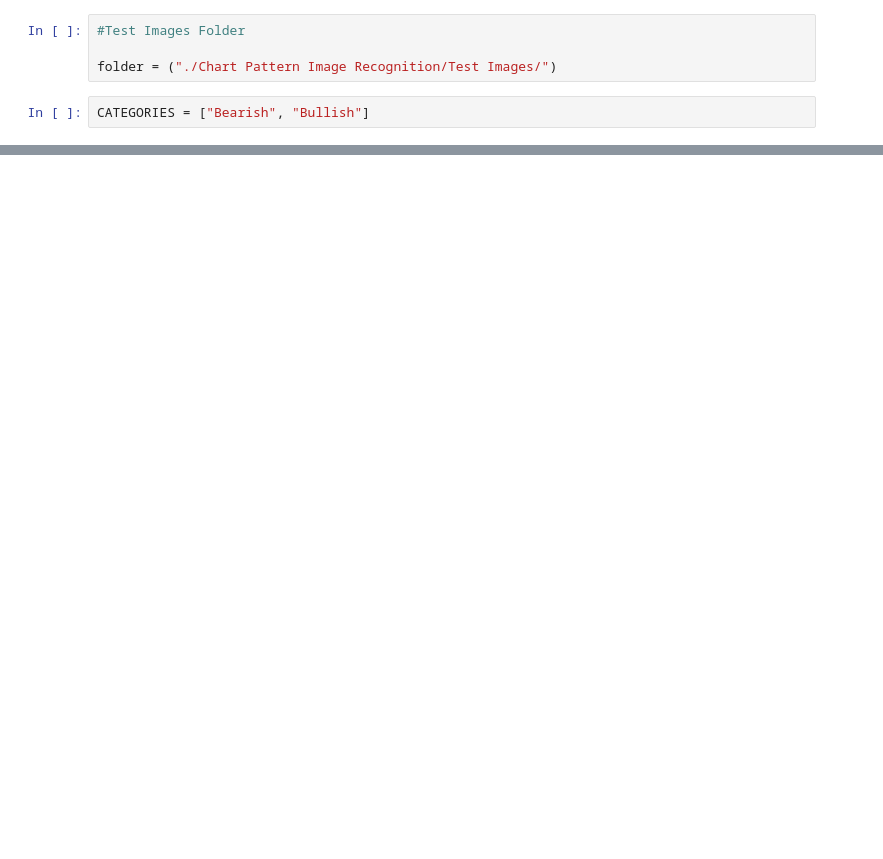
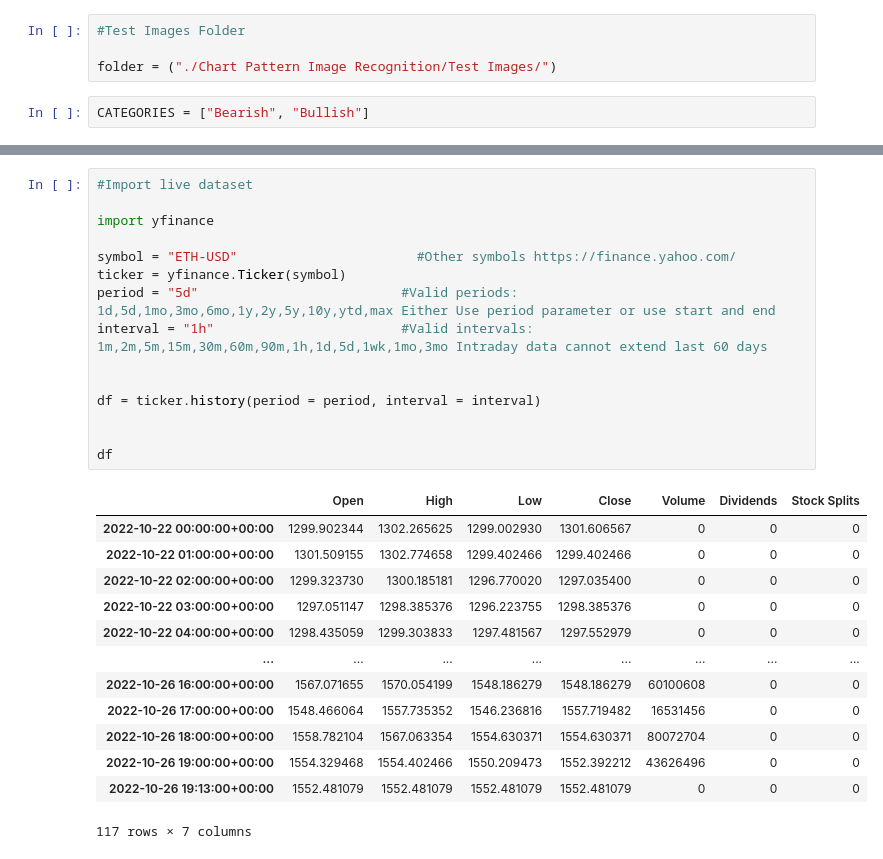
Before and after one commit to lgbongiolo/Convolutional-Neural-Network-Chart-Pattern-Recognition, a Jupyter notebook: CPR - 4 - Test Model.ipynb, the cells around one changed output, grey strips where cells are left out. Drawn from its saved outputs; the diff is of its cells as text; blank space fills up the shorter version.

```diff
--- a/CPR - 4 - Test Model.ipynb
+++ b/CPR - 4 - Test Model.ipynb
@@ -67,0 +93,29 @@ Bullish
+# %%
+#Import live dataset
+
+import yfinance
+
+symbol = "ETH-USD"                       #Other symbols https://finance.yahoo.com/
+ticker = yfinance.Ticker(symbol)
+period = "5d"                          #Valid periods: 1d,5d,1mo,3mo,6mo,1y,2y,5y,10y,ytd,max Either Use period parameter or use start and end
+interval = "1h"                        #Valid intervals: 1m,2m,5m,15m,30m,60m,90m,1h,1d,5d,1wk,1mo,3mo Intraday data cannot extend last 60 days
+
+
+df = ticker.history(period = period, interval = interval)
+
+
+df
+# %% [output]
+|  | Open | High | Low | Close | Volume | Dividends | Stock Splits |
+| 2022-10-22 00:00:00+00:00 | 1299.902344 | 1302.265625 | 1299.002930 | 1301.606567 | 0 | 0 | 0 |
+| 2022-10-22 01:00:00+00:00 | 1301.509155 | 1302.774658 | 1299.402466 | 1299.402466 | 0 | 0 | 0 |
+| 2022-10-22 02:00:00+00:00 | 1299.323730 | 1300.185181 | 1296.770020 | 1297.035400 | 0 | 0 | 0 |
+| 2022-10-22 03:00:00+00:00 | 1297.051147 | 1298.385376 | 1296.223755 | 1298.385376 | 0 | 0 | 0 |
+| 2022-10-22 04:00:00+00:00 | 1298.435059 | 1299.303833 | 1297.481567 | 1297.552979 | 0 | 0 | 0 |
+| ... | ... | ... | ... | ... | ... | ... | ... |
+| 2022-10-26 16:00:00+00:00 | 1567.071655 | 1570.054199 | 1548.186279 | 1548.186279 | 60100608 | 0 | 0 |
+| 2022-10-26 17:00:00+00:00 | 1548.466064 | 1557.735352 | 1546.236816 | 1557.719482 | 16531456 | 0 | 0 |
+| 2022-10-26 18:00:00+00:00 | 1558.782104 | 1567.063354 | 1554.630371 | 1554.630371 | 80072704 | 0 | 0 |
+| 2022-10-26 19:00:00+00:00 | 1554.329468 | 1554.402466 | 1550.209473 | 1552.392212 | 43626496 | 0 | 0 |
+| 2022-10-26 19:13:00+00:00 | 1552.481079 | 1552.481079 | 1552.481079 | 1552.481079 | 0 | 0 | 0 |
+117 rows × 7 columns
```
Also changed, not shown: parts of 8 cells of this notebook, 50 other files.
